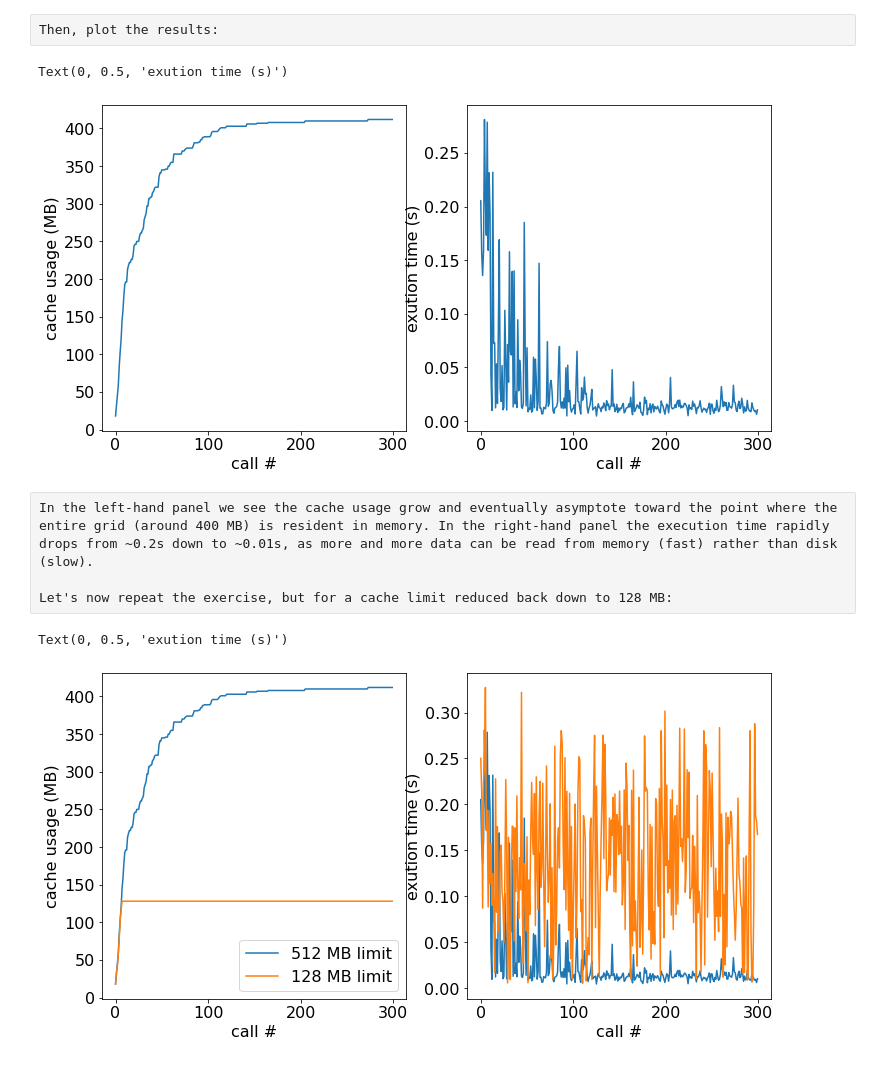
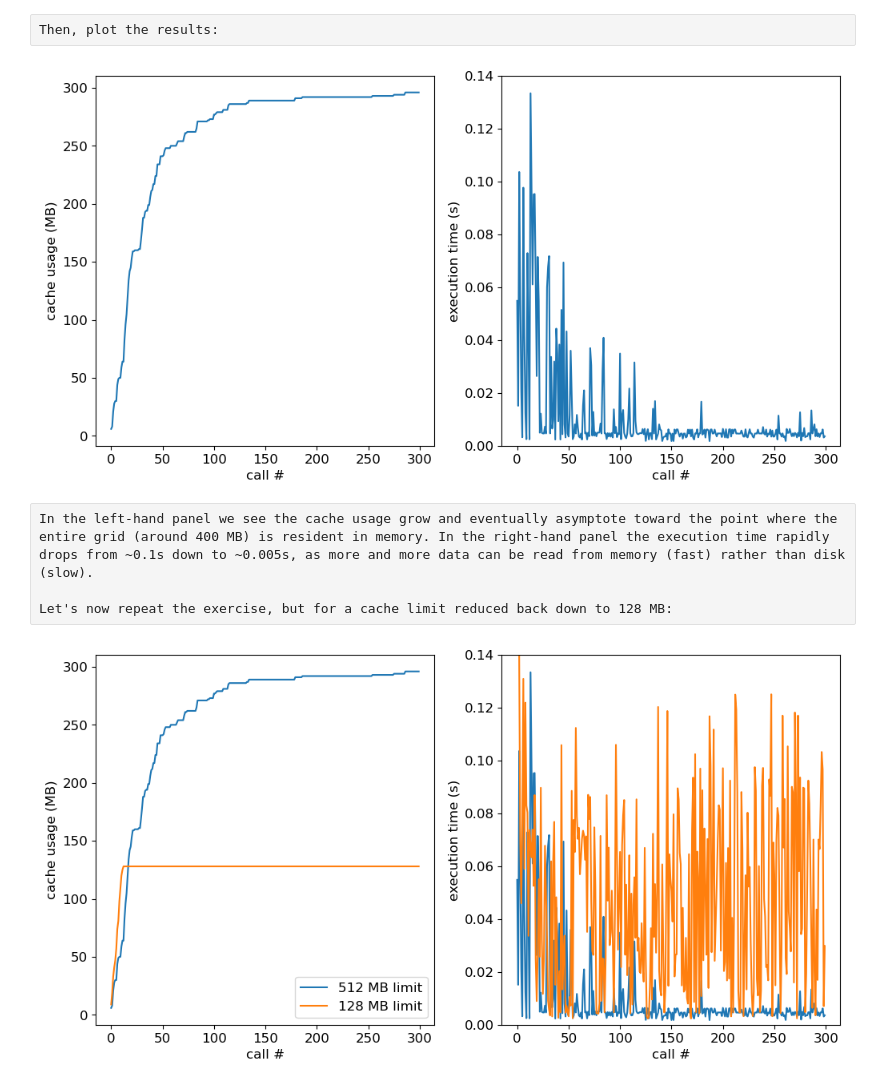
Before and after one commit to rhdtownsend/msg, a Jupyter notebook: docs/source/user-guide/data-caching.ipynb, the cells around one changed output. Drawn from its saved outputs; the diff is of its cells as text; code cells hidden in the pictures.

```diff
--- a/docs/source/user-guide/data-caching.ipynb
+++ b/docs/source/user-guide/data-caching.ipynb
@@ -29,10 +29,9 @@ import pymsg
 
 # Set plot parameters
 
-%matplotlib inline
-plt.rcParams.update({'font.size': 16})
+plt.rcParams.update({'font.size': 12})
 
-# Load the SpecGrid
+# Create the SpecGrid object
 
 specgrid = pymsg.SpecGrid('sg-CAP18-coarse.h5')
 # %% [raw]
@@ -58,7 +57,7 @@ def random_flux():
 
     # Set up the wavelength abscissa (visible-spectrum)
 
-    lam_min = 3000.
+    lam_min = 3800.
     lam_max = 7000.
 
     lam = np.linspace(lam_min, lam_max, 1000)
@@ -78,7 +77,7 @@ def random_flux():
         # photospheric parameters may fall in a grid void
 
         try:
-            F = specgrid.flux(x, lam)
+            F = specgrid.flux(x, 0., lam)
             break
         except LookupError:
             pass
@@ -137,7 +136,7 @@ When working with spectroscopic grids, it's often the case one is interested onl
 # %%
 # Subset to the visible part of the spectrum
 
-specgrid.cache_lam_min = 3000.
+specgrid.cache_lam_min = 3800.
 specgrid.cache_lam_max = 7000.
 
 # Run random_flux three times
@@ -186,13 +187,13 @@ ax[0].set_xlabel('call #')
 ax[0].set_ylabel('cache usage (MB)')
 
 ax[1].plot(exec_timings_512)
+ax[1].set_ylim(0, 0.14)
 ax[1].set_xlabel('call #')
-ax[1].set_ylabel('exution time (s)')
+ax[1].set_ylabel('execution time (s)');
 # %% [output]
-Text(0, 0.5, 'exution time (s)')
-[figure, old version]
+[figure, new version]
 # %% [raw]
-In the left-hand panel we see the cache usage grow and eventually asymptote toward the point where the entire grid (around 400 MB) is resident in memory. In the right-hand panel the execution time rapidly drops from ~0.2s down to ~0.01s, as more and more data can be read from memory (fast) rather than disk (slow).
+In the left-hand panel we see the cache usage grow and eventually asymptote toward the point where the entire grid (around 400 MB) is resident in memory. In the right-hand panel the execution time rapidly drops from ~0.1s down to ~0.005s, as more and more data can be read from memory (fast) rather than disk (slow).
 
 Let's now repeat the exercise, but for a cache limit reduced back down to 128 MB:
 # %%
@@ -201,34 +202,34 @@ Let's now repeat the exercise, but for a cache limit reduced back down to 128 MB
 specgrid.flush_cache()
 specgrid.cache_limit = 128
 
 # Allocate usage & timing arrays
 
 n = 300
 
 cache_usages_128 = np.empty(n, dtype=int)
 exec_timings_128 = np.empty(n)
 
 # Call random_flux
 
 for i in range(n):
     exec_timings_128[i] = random_flux()
     cache_usages_128[i] = specgrid.cache_usage
 
 # Plot cache usage and execution time
 
 fig, ax = plt.subplots(ncols=2, figsize=[12,6])
 
 ax[0].plot(cache_usages_512, label='512 MB limit')
 ax[0].plot(cache_usages_128, label='128 MB limit')
 ax[0].set_xlabel('call #')
 ax[0].set_ylabel('cache usage (MB)')
 ax[0].legend(loc=4)
 
 ax[1].plot(exec_timings_512)
 ax[1].plot(exec_timings_128)
+ax[1].set_ylim(0, 0.14)
 ax[1].set_xlabel('call #')
-ax[1].set_ylabel('exution time (s)')
+ax[1].set_ylabel('execution time (s)');
 # %% [output]
-Text(0, 0.5, 'exution time (s)')
-[figure, old version]
+[figure, new version]
 # %% [raw]
```
Also changed, not shown: parts of 9 cells of this notebook, 9 other files.
